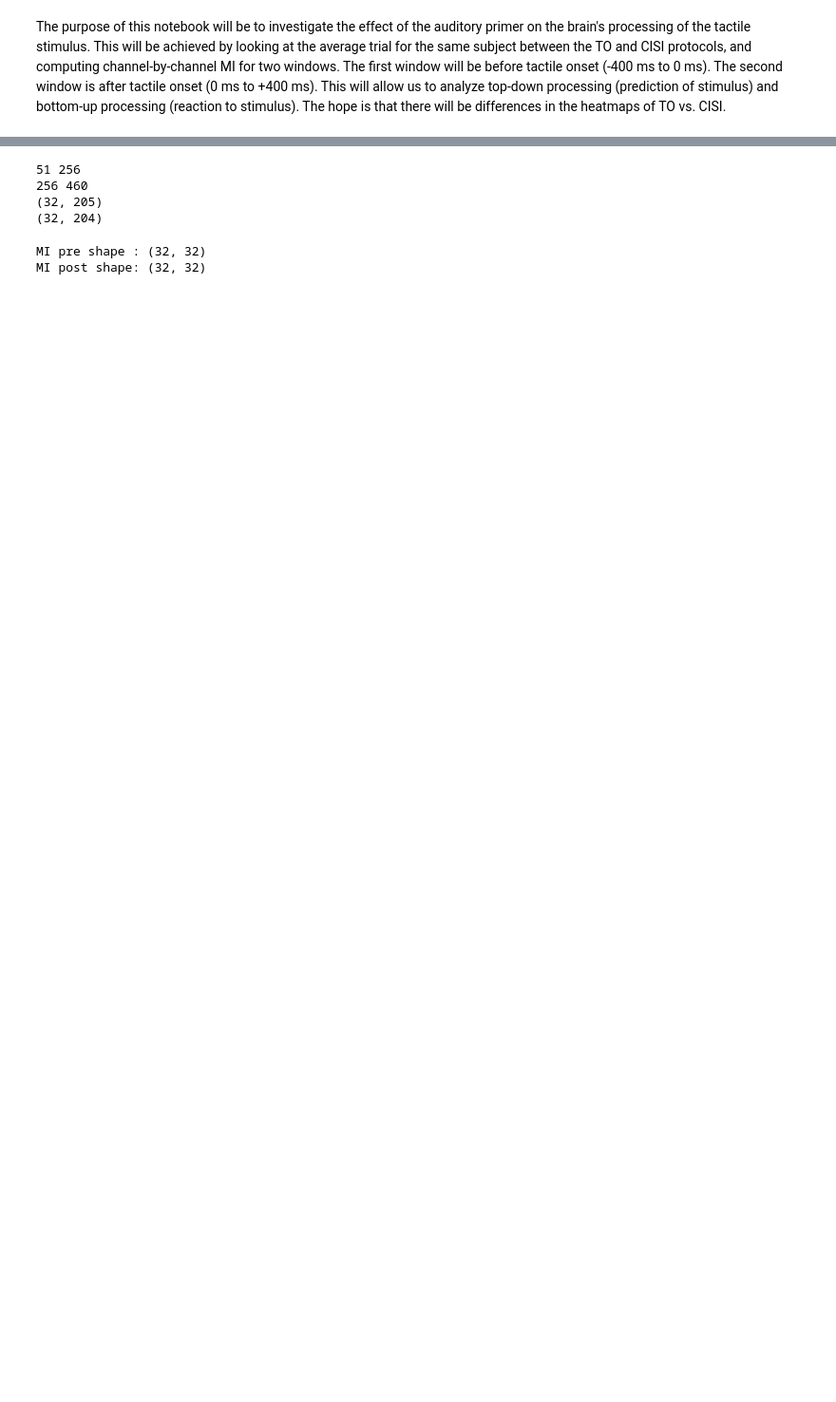
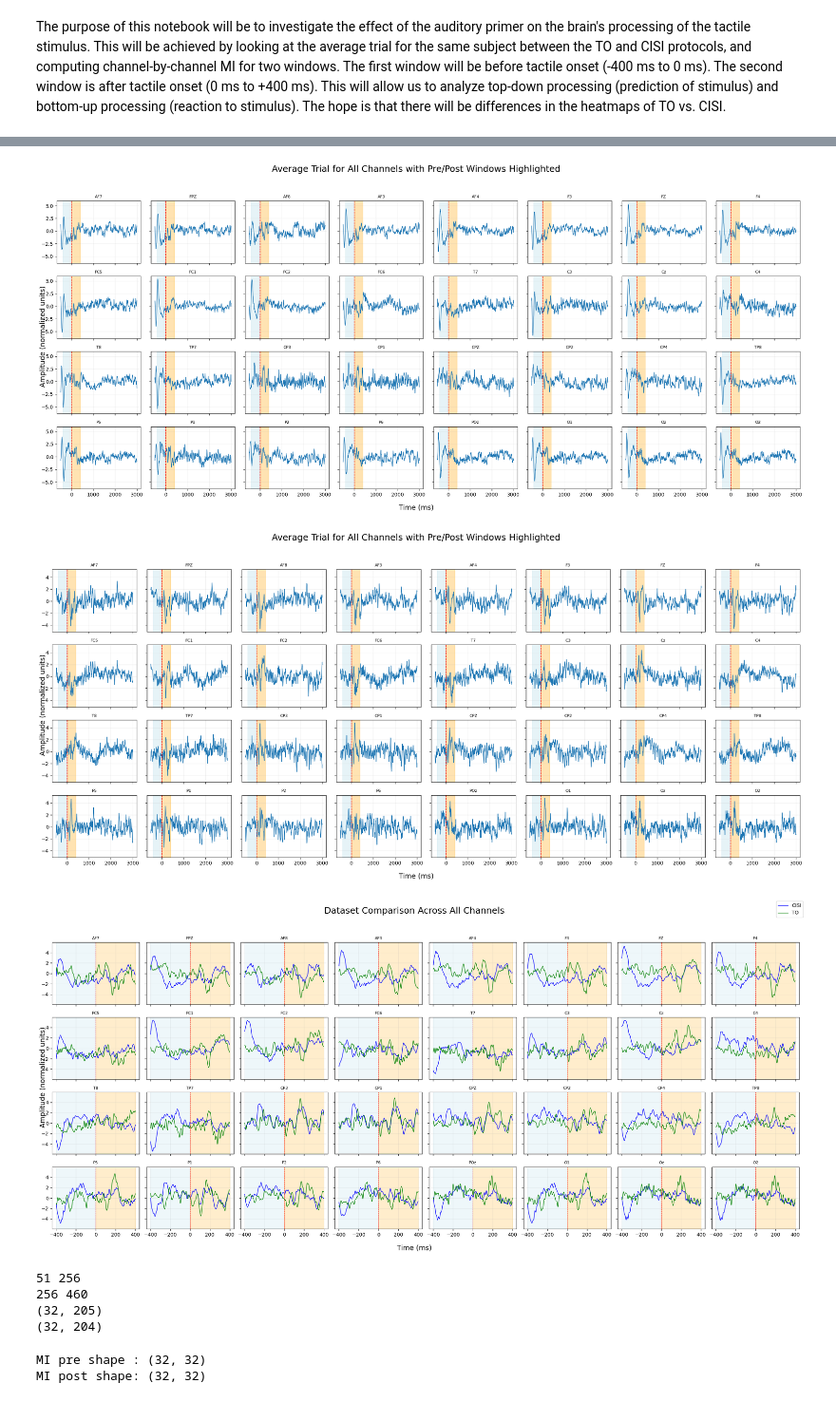
Before and after one commit to CRinHer/Phys-Cog-CISI-Group, a Jupyter notebook: notebooks/heatmap_analysis.ipynb, the cells around one changed output, grey strips where cells are left out. Shown at 95% size. Saved outputs shown, nothing was run; the diff lists cells and outputs as text; code cells hidden in the pictures; blank space fills up the shorter version.

```diff
--- a/notebooks/heatmap_analysis.ipynb
+++ b/notebooks/heatmap_analysis.ipynb
@@ -54,3 +197,18 @@ Ready.
+# %%
+plot_all_channels_with_windows(cisi_tactile_epochs_avg, cisi_epochs.ch_names)
+plot_all_channels_with_windows(to_tactile_epochs_avg, to_epochs.ch_names)
+
+plot_overlay_all_channels(
+    dataA=cisi_tactile_epochs_avg,           # e.g., subject A
+    dataB=to_tactile_epochs_avg,     # e.g., subject B OR condition B
+    ch_names=cisi_epochs.ch_names,
+    labelA="CISI",
+    labelB="TO"
+)
+# %% [output]
+[figure, added]
+[figure, added]
+[figure, added]
 # %%
 def ms_to_idx(ms, sfreq=512, t_start_ms=-500):
     """Convert a time in ms to an index relative to the data array."""
```
Also changed, not shown: parts of 4 cells of this notebook, 1 other file.
